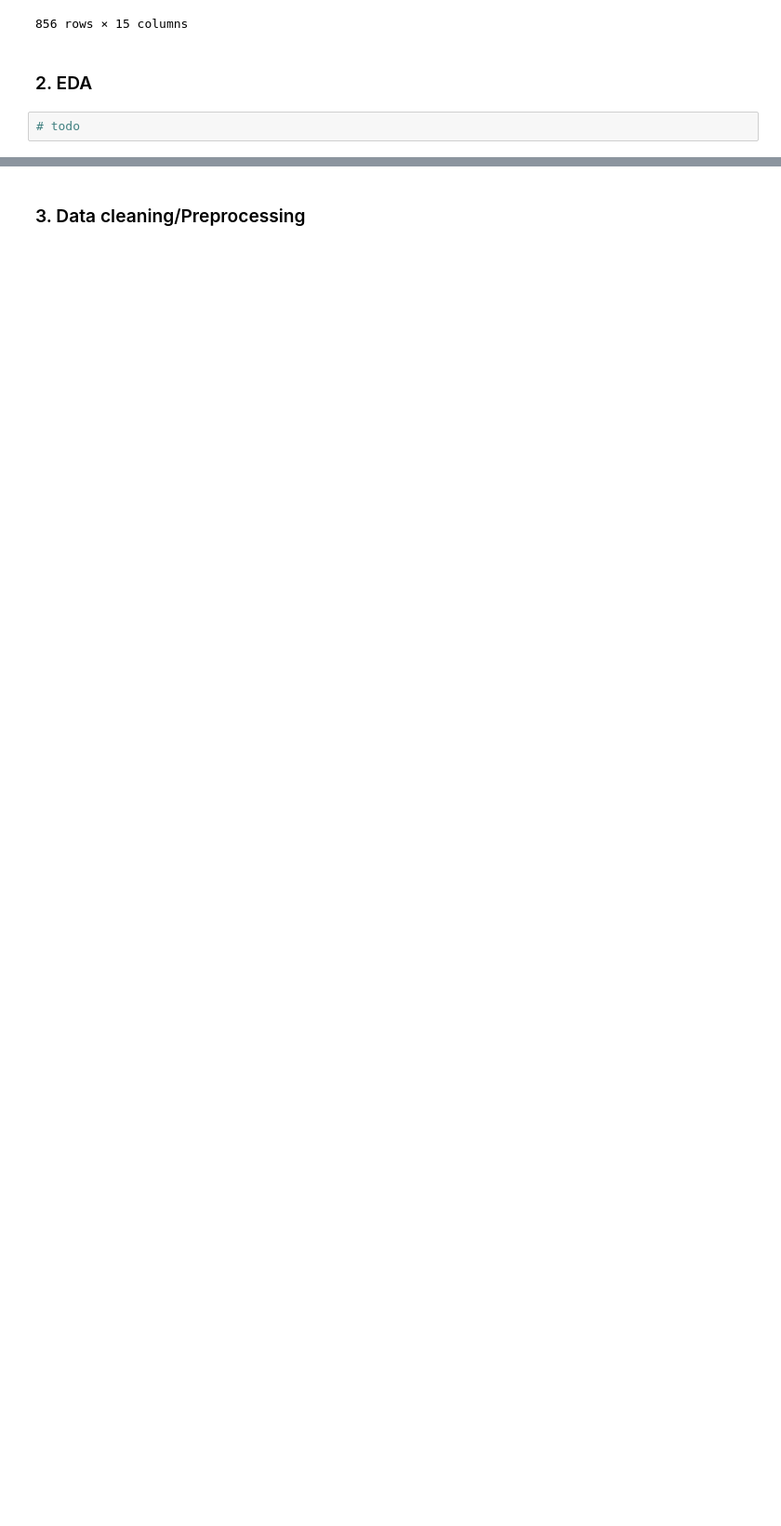
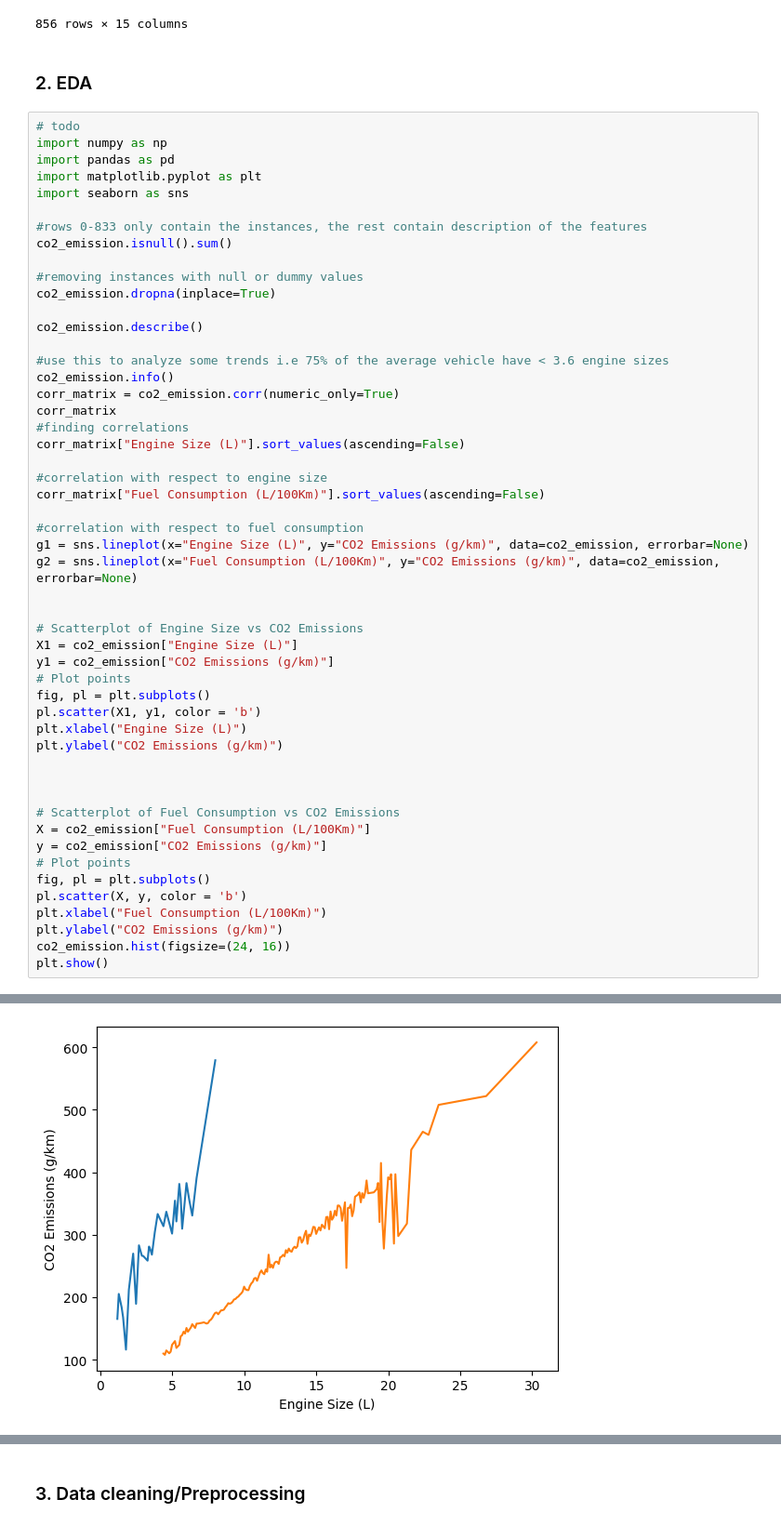
Before and after one commit to jewbe22/eecs3401-group2-groupProject, a Jupyter notebook: src/CO2_emission.ipynb, the cells around one changed output, grey strips where cells are left out. Shown at 93% size. Saved outputs shown, nothing was run; the diff lists cells and outputs as text; blank space fills up the shorter version.

```diff
--- a/src/CO2_emission.ipynb
+++ b/src/CO2_emission.ipynb
@@ -56,3 +61,53 @@ co2_emission
 ### 2. EDA ###
 # %%
 # todo
+import numpy as np
+import pandas as pd
+import matplotlib.pyplot as plt
+import seaborn as sns
+
+#rows 0-833 only contain the instances, the rest contain description of the features
+co2_emission.isnull().sum()
+
+#removing instances with null or dummy values
+co2_emission.dropna(inplace=True)
+
+co2_emission.describe()
+
+#use this to analyze some trends i.e 75% of the average vehicle have < 3.6 engine sizes
+co2_emission.info()
+corr_matrix = co2_emission.corr(numeric_only=True)
+corr_matrix
+#finding correlations
+corr_matrix["Engine Size (L)"].sort_values(ascending=False)
+
+#correlation with respect to engine size
+corr_matrix["Fuel Consumption (L/100Km)"].sort_values(ascending=False)
+
+#correlation with respect to fuel consumption
+g1 = sns.lineplot(x="Engine Size (L)", y="CO2 Emissions (g/km)", data=co2_emission, errorbar=None)
+g2 = sns.lineplot(x="Fuel Consumption (L/100Km)", y="CO2 Emissions (g/km)", data=co2_emission, errorbar=None)
+
+
+# Scatterplot of Engine Size vs CO2 Emissions
+X1 = co2_emission["Engine Size (L)"]
+y1 = co2_emission["CO2 Emissions (g/km)"]
+# Plot points
+fig, pl = plt.subplots()
+pl.scatter(X1, y1, color = 'b')
+plt.xlabel("Engine Size (L)")
+plt.ylabel("CO2 Emissions (g/km)")
+
+
+
+# Scatterplot of Fuel Consumption vs CO2 Emissions
+X = co2_emission["Fuel Consumption (L/100Km)"]
+y = co2_emission["CO2 Emissions (g/km)"]
+# Plot points
+fig, pl = plt.subplots()
+pl.scatter(X, y, color = 'b')
+plt.xlabel("Fuel Consumption (L/100Km)")
+plt.ylabel("CO2 Emissions (g/km)")
+co2_emission.hist(figsize=(24, 16))
+plt.show()
+# %% [output]
@@ -58,0 +131 @@ co2_emission
+[figure, added]
```
Also changed, not shown: parts of 7 cells of this notebook.
